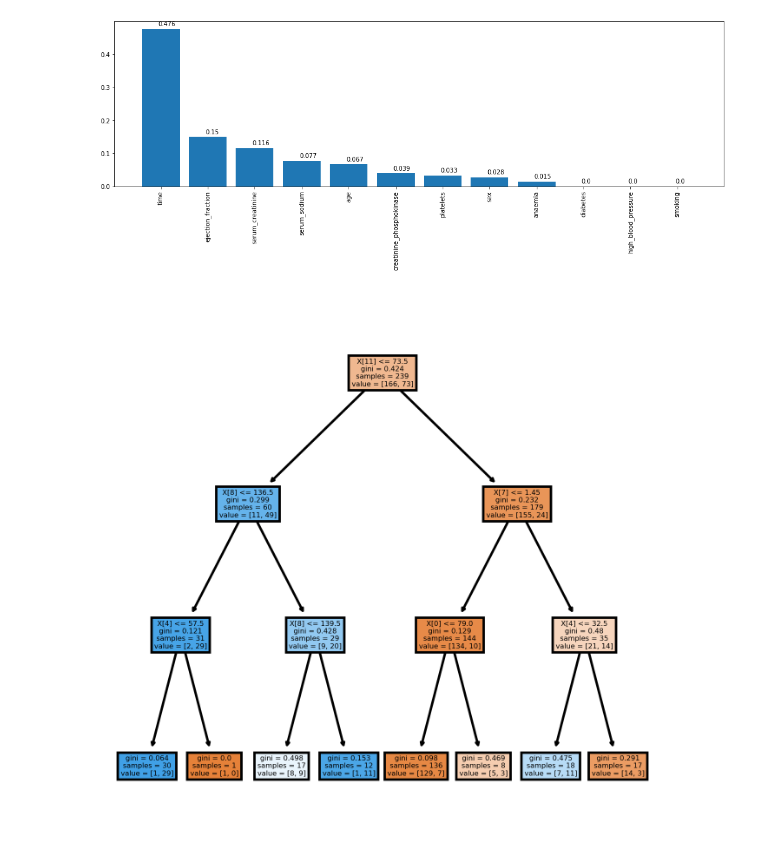
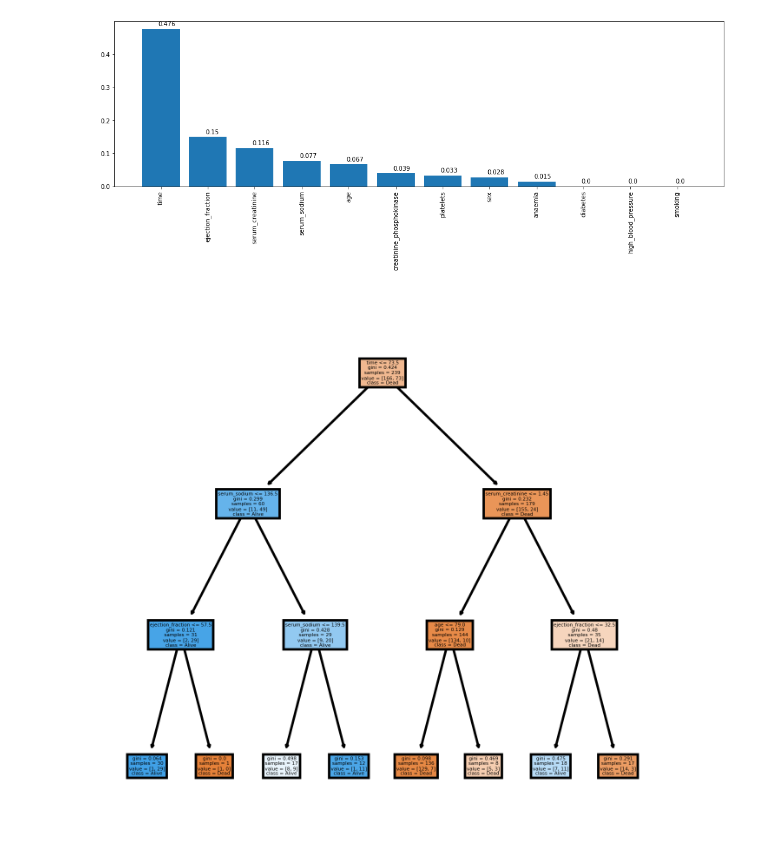
Before and after one commit to a-shirshov/machine_learning, a Jupyter notebook: lab4/lab4.ipynb, the cells around one changed output. Drawn from its saved outputs; the diff is of its cells as text; code cells hidden in the pictures.

```diff
--- a/lab4/lab4.ipynb
+++ b/lab4/lab4.ipynb
@@ -61,3 +65,11 @@ Y
 | 297 | 0 |
 | 298 | 0 |
 299 rows × 1 columns
+# %%
+def NameClass(row):
+    if row == 1:
+        return "Dead"
+    return "Alive"
+# %%
+Y_string_names = Y['DEATH_EVENT'].apply(NameClass)
+Y_string_names
@@ -156,9 +181,9 @@ DTLabelsSort, DTValuesSort = draw_feature_importances(DT, X)
 # %%
 from sklearn import tree
 fig, axes = plt.subplots(nrows = 1,ncols = 1,figsize = (4,4), dpi=400)
 clf = DecisionTreeClassifier(max_depth = 3,
                              random_state = 1)
 clf.fit(X_train, Y_train)
-tree.plot_tree(clf, filled = True);
+tree.plot_tree(clf, filled = True,feature_names = X.columns.values, class_names = Y_string_names.unique())
 # %% [output]
-[figure, old version]
+[figure, new version]
```
Also changed, not shown: parts of 2 cells of this notebook.
